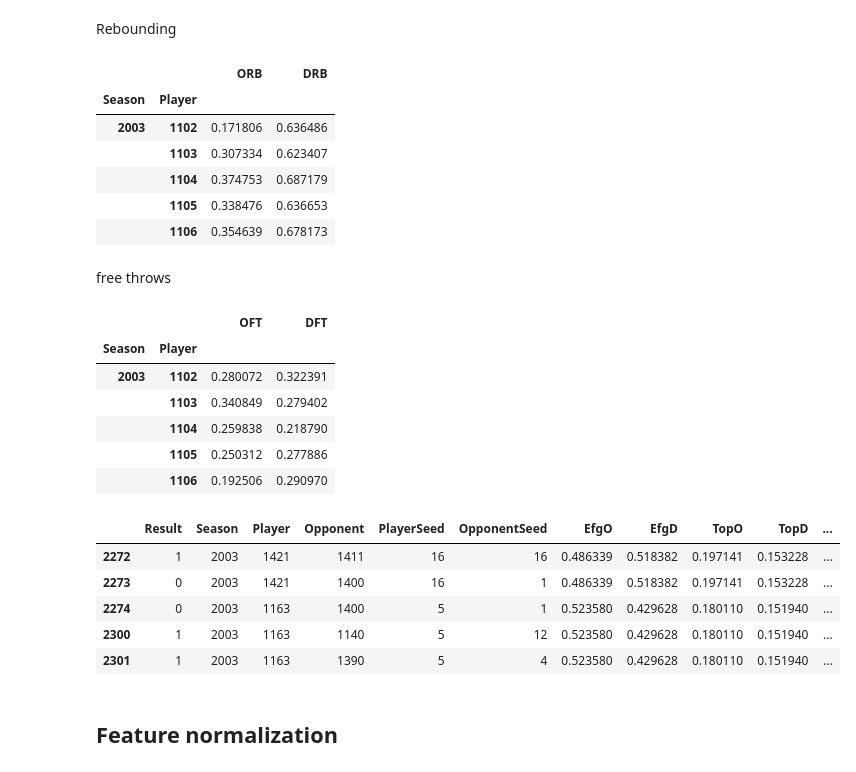
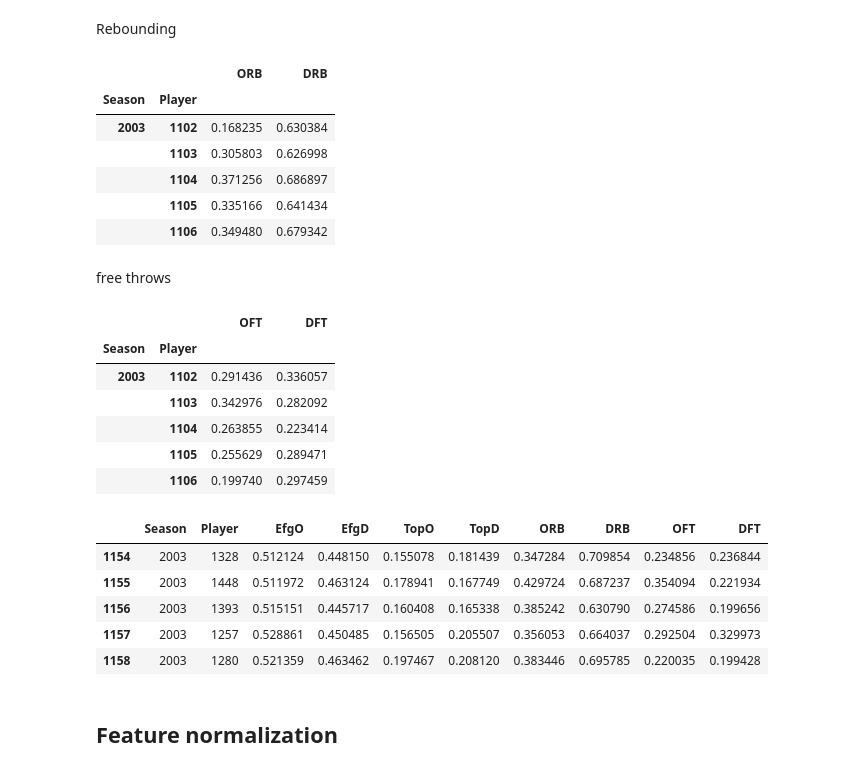
Before and after one commit to wattlebird/KaggleMarchMania2017, a Jupyter notebook: Main2.ipynb, the cells around one changed output. Cells and saved outputs as stored; diff of their text form; code cells hidden in the pictures.

```diff
--- a/Main2.ipynb
+++ b/Main2.ipynb
@@ -140,47 +137,50 @@ Rebounding
 # %%
 t = new_regular[['Season', 'Player', 'Opponent', 'Wor', 'Wdr', 'Lor', 'Ldr']].copy()
 t["ORB"] = np.require(t["Wor"].values+t["Ldr"].values, dtype=np.float)
+t["ORB"] = t['Wor']/t['ORB']
 t["DRB"] = np.require(t["Wdr"].values+t["Lor"].values, dtype=np.float)
-t = t.groupby(by=['Season', 'Player']).sum()
-rst = pd.DataFrame({'ORB': t['Wor']/t['ORB'], 'DRB': t['Wdr']/t['DRB']}, columns=['ORB', 'DRB'])
+t["DRB"] = t['Wdr']/t['DRB']
+t = t.groupby(by=['Season', 'Player']).mean()
+rst = pd.DataFrame({'ORB': t['ORB'], 'DRB': t['DRB']}, columns=['ORB', 'DRB'])
 rst.head()
 # %% [output]
 |  |  | ORB | DRB |
 | Season | Player |  |  |
-| 2003 | 1102 | 0.171806 | 0.636486 |
-|  | 1103 | 0.307334 | 0.623407 |
-|  | 1104 | 0.374753 | 0.687179 |
-|  | 1105 | 0.338476 | 0.636653 |
-|  | 1106 | 0.354639 | 0.678173 |
+| 2003 | 1102 | 0.168235 | 0.630384 |
+|  | 1103 | 0.305803 | 0.626998 |
+|  | 1104 | 0.371256 | 0.686897 |
+|  | 1105 | 0.335166 | 0.641434 |
+|  | 1106 | 0.349480 | 0.679342 |
 # %%
-result = pd.merge(result, rst, left_on=['Season', 'Player'], right_index=True)
+feature = pd.merge(feature, rst, left_on=['Season', 'Player'], right_index=True)
 # %% [markdown]
 free throws
 # %%
 t = new_regular[['Season', 'Player', 'Opponent', 'Wfga', 'Wftm', 'Lfga', 'Lftm']].copy()
-t = t.groupby(by=['Season', 'Player']).sum()
-rst = pd.DataFrame({'OFT': np.require(t['Wftm'].values, dtype=np.float)/np.require(t['Wfga'].values, dtype=np.float),
-                    'DFT': np.require(t['Lftm'].values, dtype=np.float)/np.require(t['Lfga'].values, dtype=np.float)},
-                   columns=['OFT', 'DFT'], index = t.index)
+t['OFT'] = np.require(t['Wftm'].values, dtype=np.float)/np.require(t['Wfga'].values, dtype=np.float)
+t['DFT'] = np.require(t['Lftm'].values, dtype=np.float)/np.require(t['Lfga'].values, dtype=np.float)
+t = t.groupby(by=['Season', 'Player']).mean()
+rst = pd.DataFrame({'OFT': t['OFT'], 'DFT': t['DFT']},
+                   columns=['OFT', 'DFT'])
 rst.head()
 # %% [output]
 |  |  | OFT | DFT |
 | Season | Player |  |  |
-| 2003 | 1102 | 0.280072 | 0.322391 |
-|  | 1103 | 0.340849 | 0.279402 |
-|  | 1104 | 0.259838 | 0.218790 |
-|  | 1105 | 0.250312 | 0.277886 |
-|  | 1106 | 0.192506 | 0.290970 |
+| 2003 | 1102 | 0.291436 | 0.336057 |
+|  | 1103 | 0.342976 | 0.282092 |
+|  | 1104 | 0.263855 | 0.223414 |
+|  | 1105 | 0.255629 | 0.289471 |
+|  | 1106 | 0.199740 | 0.297459 |
 # %%
-result = pd.merge(result, rst, left_on=['Season', 'Player'], right_index=True)
+feature = pd.merge(feature, rst, left_on=['Season', 'Player'], right_index=True)
 # %%
-result.head()
+feature.head()
 # %% [output]
-|  | Result | Season | Player | Opponent | PlayerSeed | OpponentSeed | EfgO | EfgD | TopO | TopD | ... |
-| 2272 | 1 | 2003 | 1421 | 1411 | 16 | 16 | 0.486339 | 0.518382 | 0.197141 | 0.153228 | ... |
-| 2273 | 0 | 2003 | 1421 | 1400 | 16 | 1 | 0.486339 | 0.518382 | 0.197141 | 0.153228 | ... |
-| 2274 | 0 | 2003 | 1163 | 1400 | 5 | 1 | 0.523580 | 0.429628 | 0.180110 | 0.151940 | ... |
-| 2300 | 1 | 2003 | 1163 | 1140 | 5 | 12 | 0.523580 | 0.429628 | 0.180110 | 0.151940 | ... |
-| 2301 | 1 | 2003 | 1163 | 1390 | 5 | 4 | 0.523580 | 0.429628 | 0.180110 | 0.151940 | ... |
+|  | Season | Player | EfgO | EfgD | TopO | TopD | ORB | DRB | OFT | DFT |
+| 1154 | 2003 | 1328 | 0.512124 | 0.448150 | 0.155078 | 0.181439 | 0.347284 | 0.709854 | 0.234856 | 0.236844 |
+| 1155 | 2003 | 1448 | 0.511972 | 0.463124 | 0.178941 | 0.167749 | 0.429724 | 0.687237 | 0.354094 | 0.221934 |
+| 1156 | 2003 | 1393 | 0.515151 | 0.445717 | 0.160408 | 0.165338 | 0.385242 | 0.630790 | 0.274586 | 0.199656 |
+| 1157 | 2003 | 1257 | 0.528861 | 0.450485 | 0.156505 | 0.205507 | 0.356053 | 0.664037 | 0.292504 | 0.329973 |
+| 1158 | 2003 | 1280 | 0.521359 | 0.463462 | 0.197467 | 0.208120 | 0.383446 | 0.695785 | 0.220035 | 0.199428 |
 # %% [markdown]
 ## Feature normalization
```
Also changed, not shown: parts of 42 cells of this notebook, 2 other files.
